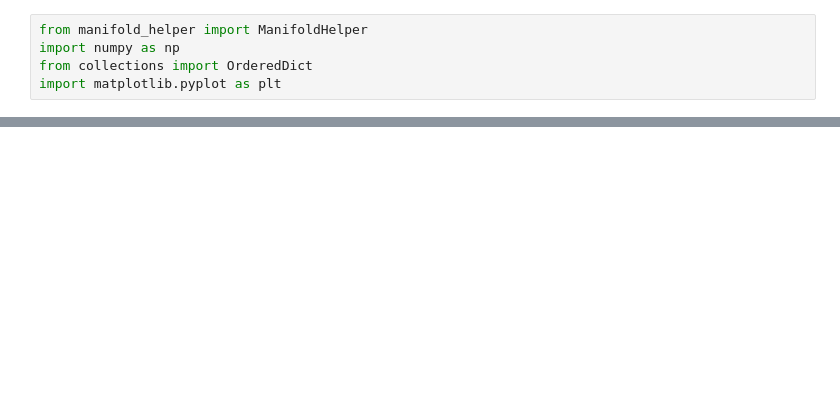
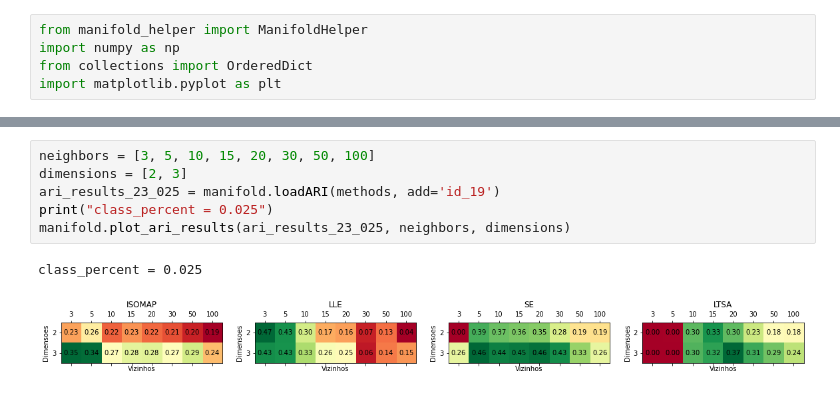
Before and after one commit to MarcoGrivol/Manifold-Learning, a Jupyter notebook: MNIST Restuls.ipynb, the cells around one changed output, grey strips where cells are left out. Saved outputs shown, nothing was run; the diff lists cells and outputs as text; blank space fills up the shorter version.

```diff
--- a/MNIST Restuls.ipynb
+++ b/MNIST Restuls.ipynb
@@ -35,0 +44,9 @@ Quanto maior o valor, maior é o benefício de utilzar n_percent maior
+# %%
+neighbors = [3, 5, 10, 15, 20, 30, 50, 100]
+dimensions = [2, 3]
+ari_results_23_025 = manifold.loadARI(methods, add='id_19')
+print("class_percent = 0.025")
+manifold.plot_ari_results(ari_results_23_025, neighbors, dimensions)
+# %% [output]
+class_percent = 0.025
+[figure, added]
```
Also changed, not shown: parts of 9 cells of this notebook, 27 other files.
